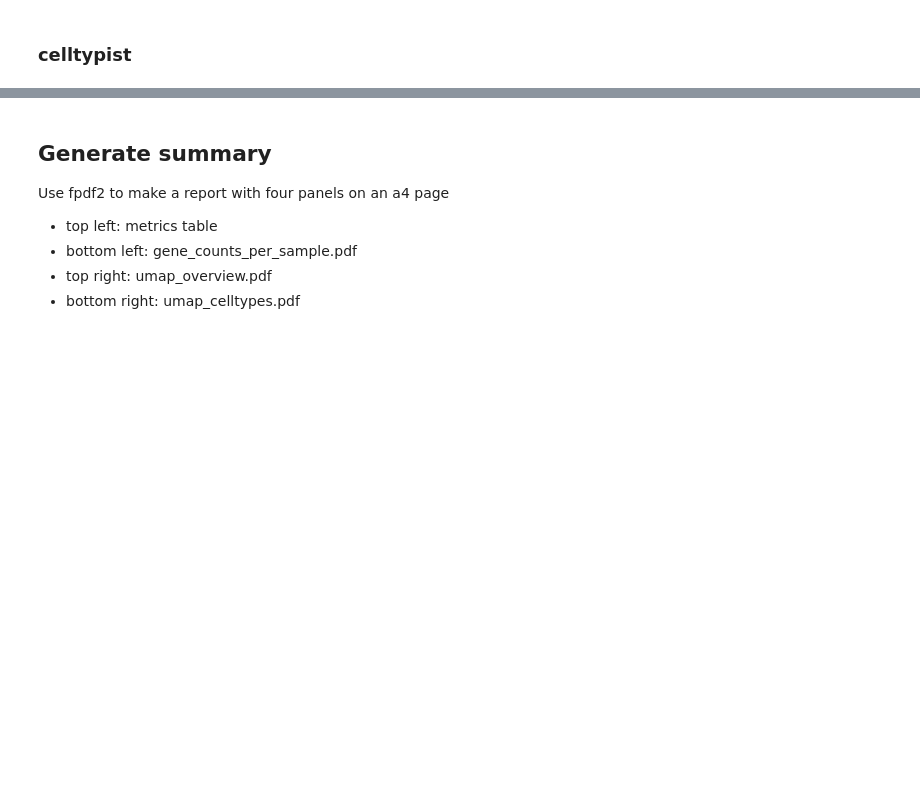
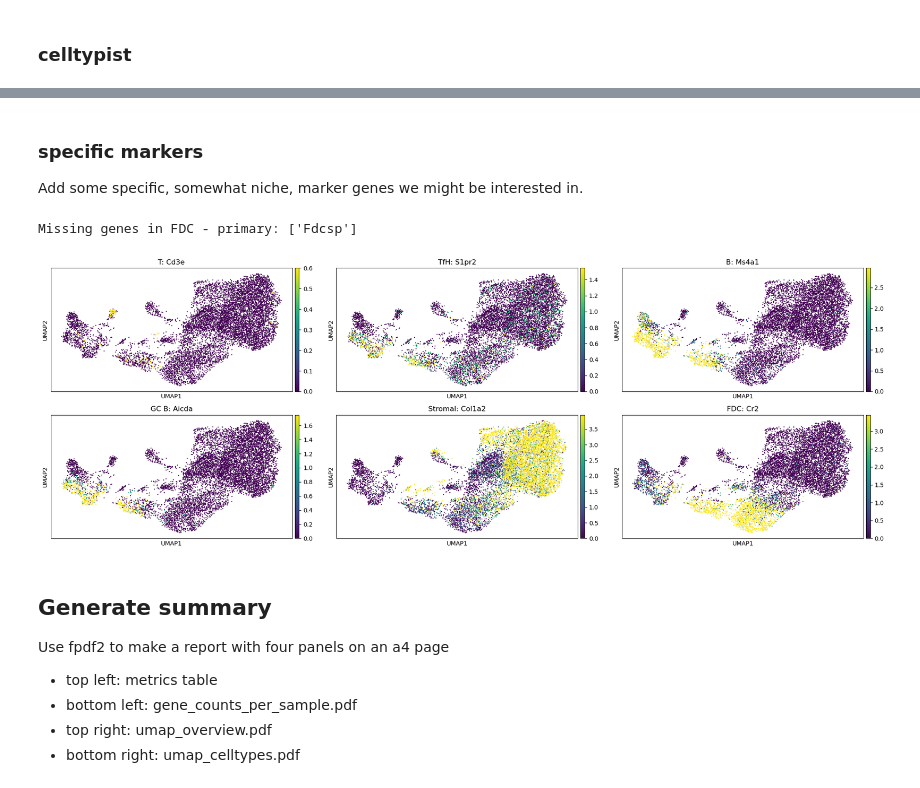
Before and after one commit to drgmk/scrna, a Jupyter notebook: notebooks/firstlook.ipynb, the cells around one changed output, grey strips where cells are left out. Drawn from its saved outputs; the diff is of its cells as text; code cells hidden in the pictures; blank space fills up the shorter version.

```diff
--- a/notebooks/firstlook.ipynb
+++ b/notebooks/firstlook.ipynb
@@ -324,3 +364,33 @@ fig.savefig(str(figs_path / 'umap_celltypes.pdf'))
+# %% [markdown]
+### specific markers
+Add some specific, somewhat niche, marker genes we might be interested in.
+# %%
+# marker genes, we want the most specific one for each of T, TfH, B, GC B, Stromal, FDC
+marker_genes = {
+    "T": {'genes': ["CD3E", "CD3D", "TRAC"]},
+    "TfH": {'genes': ["S1PR2", "CXCR5", "PDCD1"]},
+    "B": {'genes': ["MS4A1", "CD79A", "CD19"]},
+    "GC B": {'genes': ["AICDA", "S1PR2", "PCNA"]},
+    "Stromal": {'genes': ["COL1A2", "PDGFRA", "VIM"]},
+    "FDC": {'genes': ["CR2", "FDCSP", "CXCL13"]}
+}
+markers = scfunc.celltypemarkers.CellTypeMarkers(organism=organism,data=marker_genes)
+markers.filter_genes(rna.var_names)
+marker_genes = markers.to_dict()
+
+fig, ax = plt.subplots(2, 3, figsize=(20, 7))
+for i, k in enumerate(marker_genes.keys()):
+    a = ax.flatten()[i]
+    gene = marker_genes[k][0]
+    vmax = scfunc.get_vmax(rna, [gene], percentile=99)
+    sc.pl.umap(rna, color=gene, vmax=vmax, ax=a, show=False)
+    a.set_title(f'{k}: {gene}')
+
+fig.tight_layout()
+fig.savefig(figs_path / 'umap_markers.pdf')
+# %% [output]
+Missing genes in FDC - primary: ['Fdcsp']
+[figure, added]
 # %% [markdown]
 ## Generate summary
 Use fpdf2 to make a report with four panels on an a4 page
```
Also changed, not shown: parts of 19 cells of this notebook, 3 other files.
